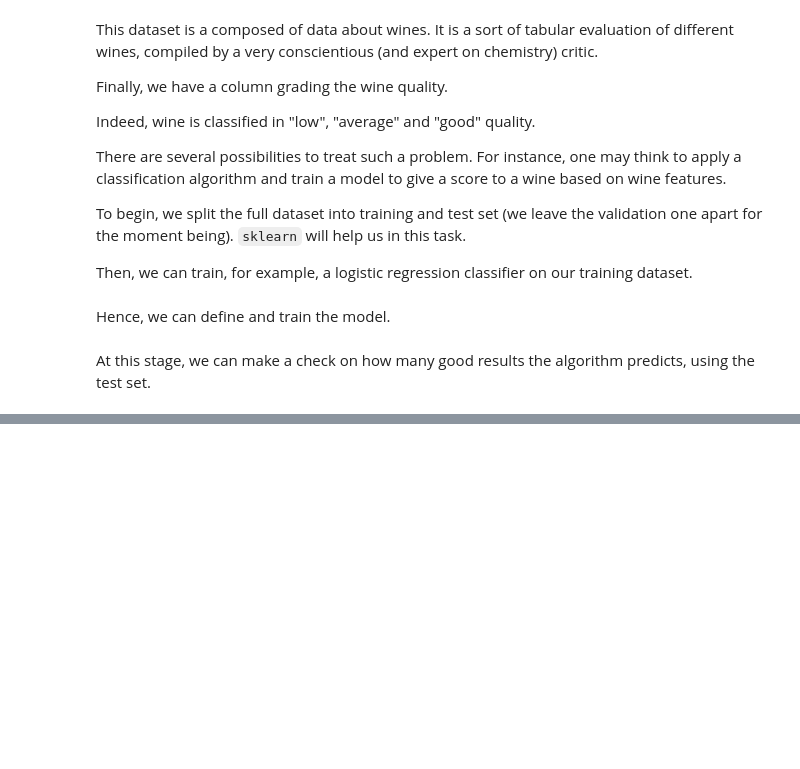
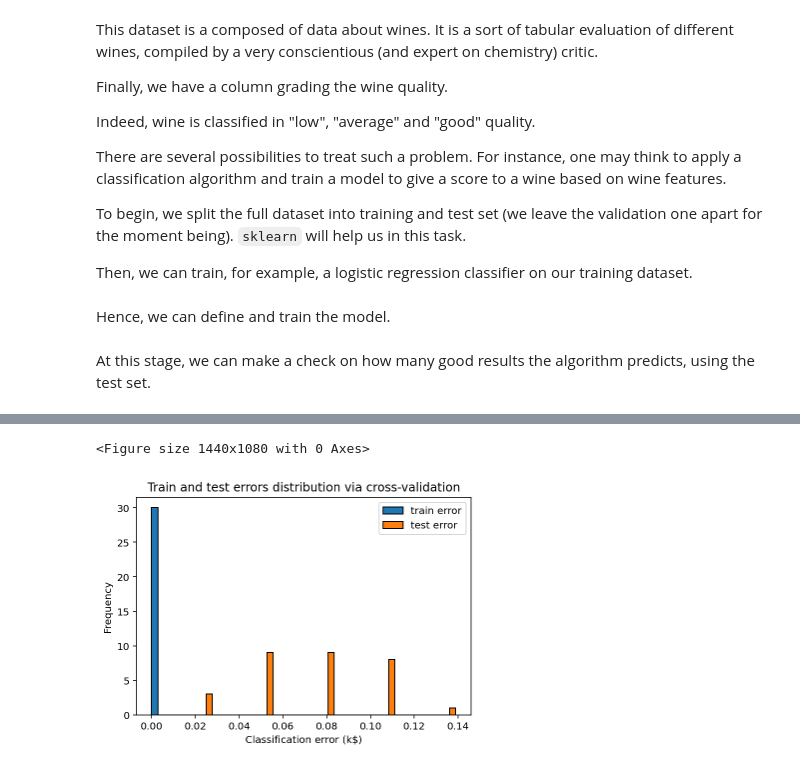
Before and after one commit to oscar-defelice/DSAcademy-lectures, a Jupyter notebook: Lectures_src/04.Regularisation/01.Overfit.ipynb, the cells around one changed output, grey strips where cells are left out. Drawn from its saved outputs; the diff is of its cells as text; code cells hidden in the pictures; blank space fills up the shorter version.

```diff
--- a/Lectures_src/04.Regularisation/01.Overfit.ipynb
+++ b/Lectures_src/04.Regularisation/01.Overfit.ipynb
@@ -332,8 +333,8 @@ X_train, X_test, y_train, y_test = train_test_split(X, y, test_size=0.3, stratif
 Hence, we can define and train the model.
 # %%
 # Define and train the model
-lg = LogisticRegression(multi_class='multinomial', solver='newton-cg')
-lg.fit(X_train, y_train);
+decisiontree = DecisionTreeClassifier()
+decisiontree.fit(X_train, y_train);
 # %% [markdown]
 At this stage, we can make a check on how many good results the algorithm predicts, using the test set.
 # %%
@@ -358,0 +366,18 @@ This gives us a measure of how well the algorithm performs.
+# %%
+cv = ShuffleSplit(n_splits=30, test_size=0.2)
+cv_results = cross_validate(decisiontree, X, y,
+                            cv=cv, scoring="neg_mean_absolute_error",
+                            return_train_score=True, n_jobs=2)
+cv_results = pd.DataFrame(cv_results)
+# %%
+scores = pd.DataFrame()
+scores[["train error", "test error"]] = -cv_results[
+    ["train_score", "test_score"]]
+# %%
+plt.figure(figsize=(20,15))
+scores.plot.hist(bins=50, edgecolor="black")
+plt.xlabel("Classification error (k$)");
+plt.title("Train and test errors distribution via cross-validation")
+# %% [output]
+<Figure size 1440x1080 with 0 Axes>
+[figure, added]
```
Also changed, not shown: parts of 13 cells of this notebook.
